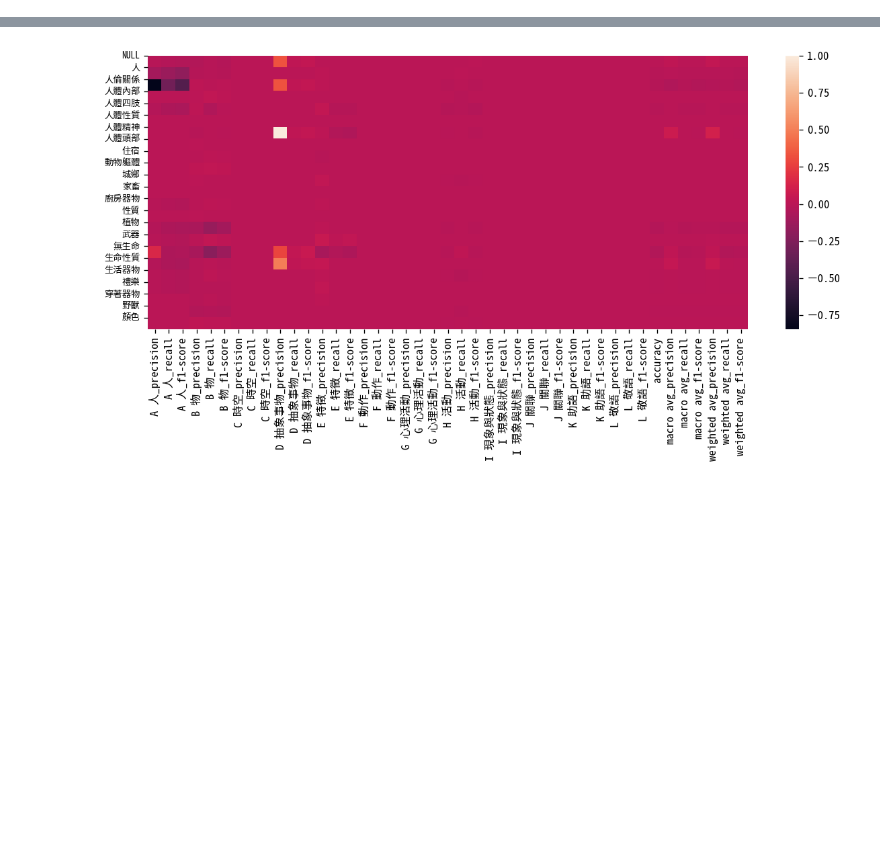
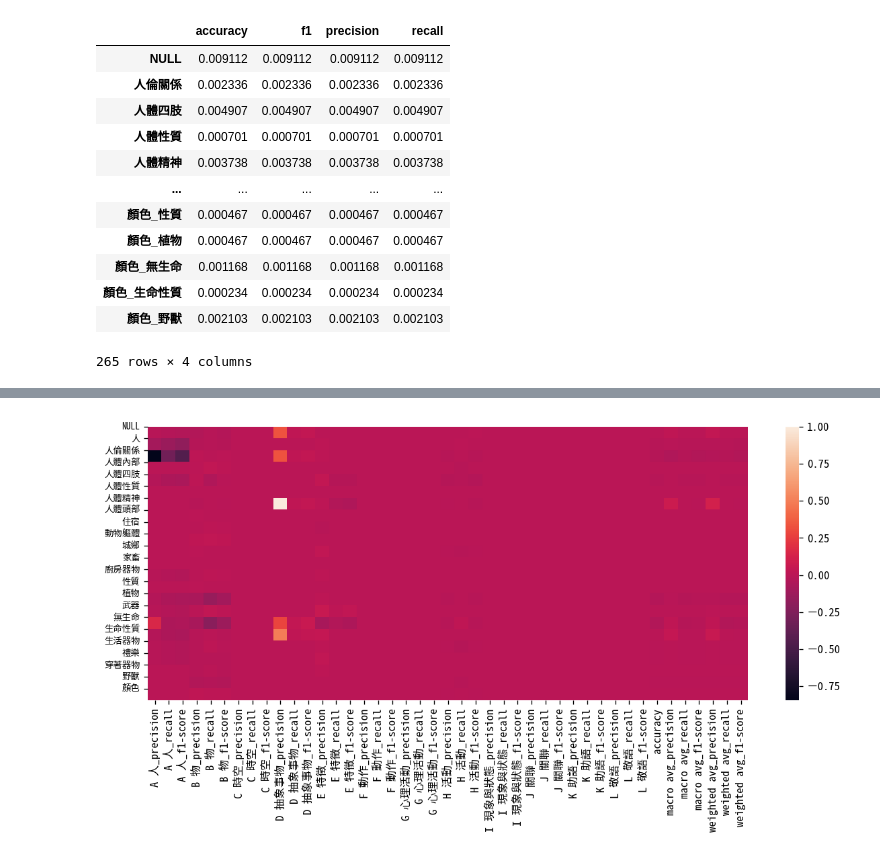
Before and after one commit to liao961120/cilin, a Jupyter notebook: etc/naive_bayes.ipynb, the cells around one changed output, grey strips where cells are left out. Saved outputs shown, nothing was run; the diff lists cells and outputs as text; code cells hidden in the pictures; blank space fills up the shorter version.

```diff
--- a/etc/naive_bayes.ipynb
+++ b/etc/naive_bayes.ipynb
@@ -93,0 +156,16 @@ Not predicted: ['C 時空', 'F 動作', 'G 心理活動', 'I 現象與狀態', '
+# %%
+df_importance[df_importance.recall > 0]
+# %% [output]
+|  | accuracy | f1 | precision | recall |
+| NULL | 0.009112 | 0.009112 | 0.009112 | 0.009112 |
+| 人倫關係 | 0.002336 | 0.002336 | 0.002336 | 0.002336 |
+| 人體四肢 | 0.004907 | 0.004907 | 0.004907 | 0.004907 |
+| 人體性質 | 0.000701 | 0.000701 | 0.000701 | 0.000701 |
+| 人體精神 | 0.003738 | 0.003738 | 0.003738 | 0.003738 |
+| ... | ... | ... | ... | ... |
+| 顏色_性質 | 0.000467 | 0.000467 | 0.000467 | 0.000467 |
+| 顏色_植物 | 0.000467 | 0.000467 | 0.000467 | 0.000467 |
+| 顏色_無生命 | 0.001168 | 0.001168 | 0.001168 | 0.001168 |
+| 顏色_生命性質 | 0.000234 | 0.000234 | 0.000234 | 0.000234 |
+| 顏色_野獸 | 0.002103 | 0.002103 | 0.002103 | 0.002103 |
+265 rows × 4 columns
```
Also changed, not shown: parts of 11 cells of this notebook.
